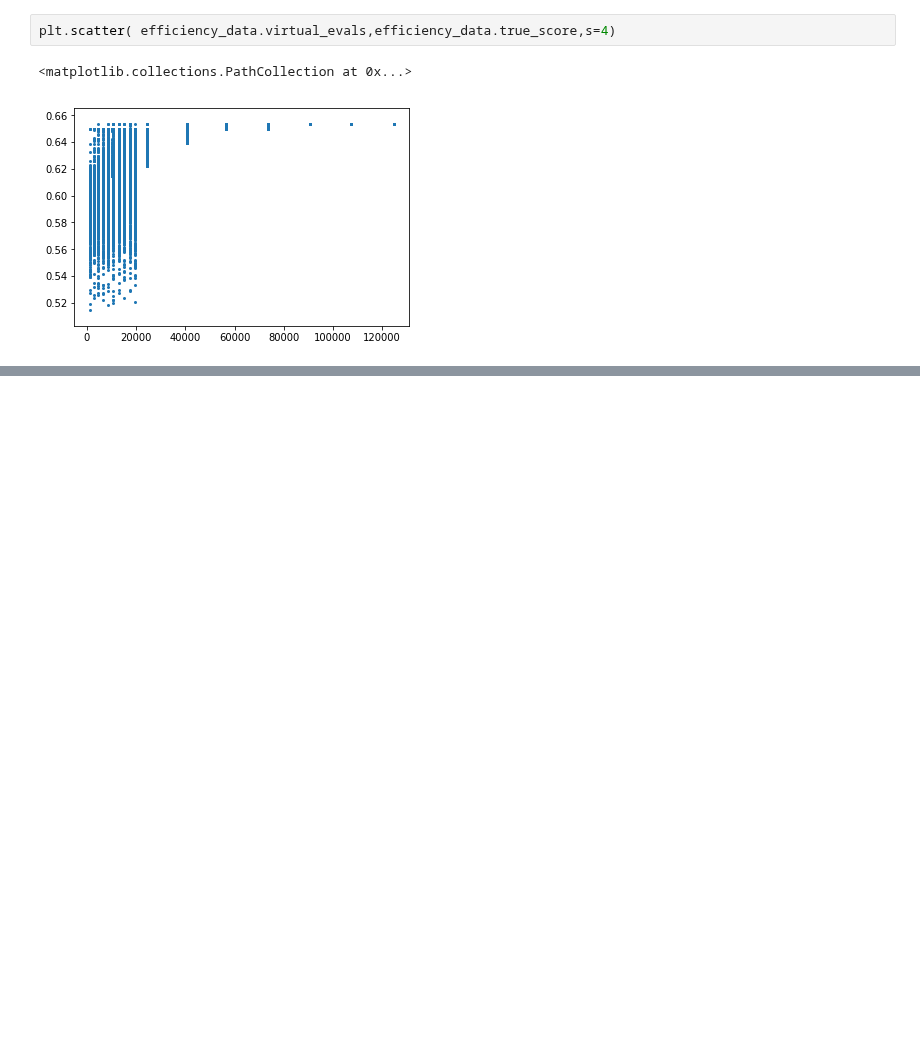
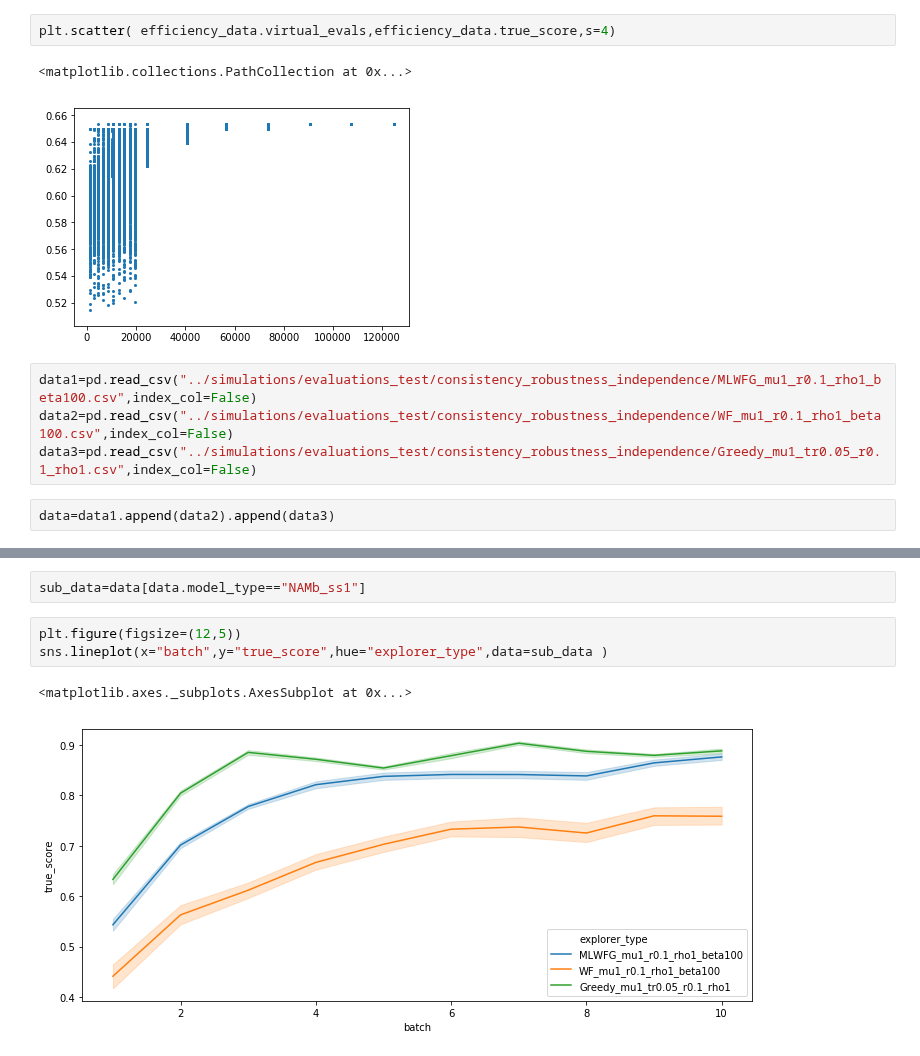
Before and after one commit to samsinai/FLEXS, a Jupyter notebook: notebooks/Analyze_evaluation_runs.ipynb, the cells around one changed output, grey strips where cells are left out. Cells and saved outputs as stored; diff of their text form; blank space fills up the shorter version.

```diff
--- a/notebooks/Analyze_evaluation_runs.ipynb
+++ b/notebooks/Analyze_evaluation_runs.ipynb
@@ -46,3 +41,9 @@ plt.scatter( efficiency_data.virtual_evals,efficiency_data.true_score,s=4)
 # %% [output]
 <matplotlib.collections.PathCollection at 0x...>
 [figure]
+# %%
+data1=pd.read_csv("../simulations/evaluations_test/consistency_robustness_independence/MLWFG_mu1_r0.1_rho1_beta100.csv",index_col=False)
+data2=pd.read_csv("../simulations/evaluations_test/consistency_robustness_independence/WF_mu1_r0.1_rho1_beta100.csv",index_col=False)
+data3=pd.read_csv("../simulations/evaluations_test/consistency_robustness_independence/Greedy_mu1_tr0.05_r0.1_rho1.csv",index_col=False)
+# %%
+data=data1.append(data2).append(data3)
@@ -48,0 +59,8 @@ plt.scatter( efficiency_data.virtual_evals,efficiency_data.true_score,s=4)
+# %%
+sub_data=data[data.model_type=="NAMb_ss1"]
+# %%
+plt.figure(figsize=(12,5))
+sns.lineplot(x="batch",y="true_score",hue="explorer_type",data=sub_data )
+# %% [output]
+<matplotlib.axes._subplots.AxesSubplot at 0x...>
+[figure, added]
```
Also changed, not shown: parts of 3 cells of this notebook, 5 other files.
